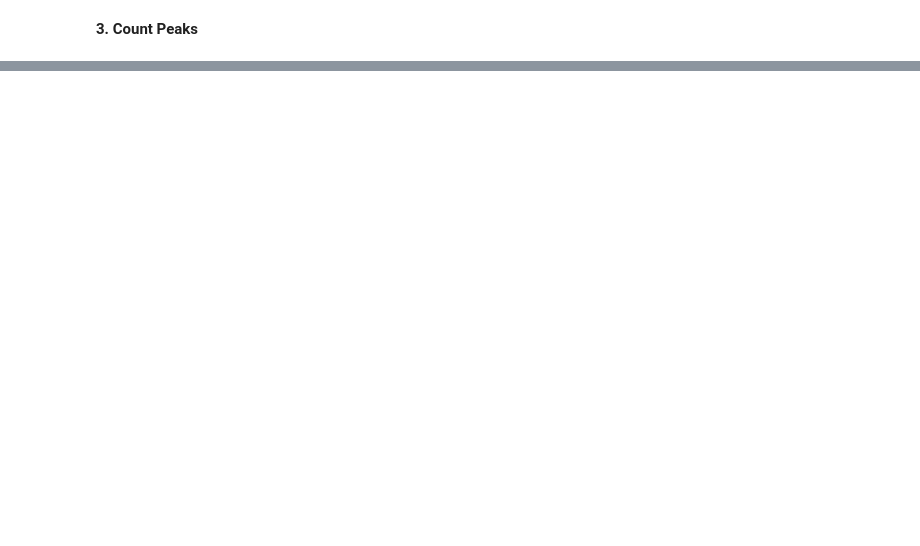
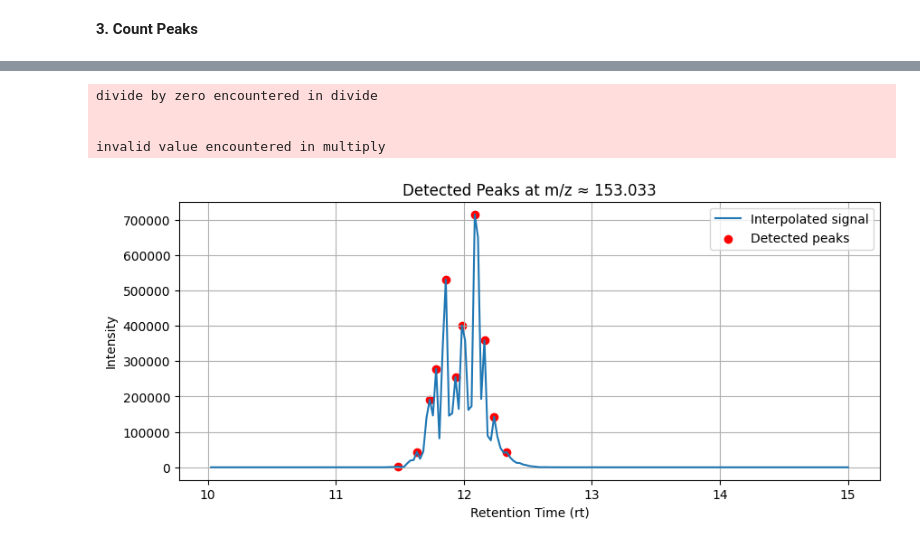
Before and after one commit to VictorGiuPer/PeakSeparationThesis, a Jupyter notebook: GenData/step3_detect_peaks.ipynb, the cells around one changed output, grey strips where cells are left out. Cells and saved outputs as stored; diff of their text form; code cells hidden in the pictures; blank space fills up the shorter version.

```diff
--- a/GenData/step3_detect_peaks.ipynb
+++ b/GenData/step3_detect_peaks.ipynb
@@ -156,0 +241,42 @@ Number of peaks detected: 327
+# %%
+import numpy as np
+from scipy.interpolate import interp1d
+
+# Clean rt and intensity
+x_rt = slice_df['rt'].values
+y_intensity = slice_df['intensity'].values
+
+# Create uniform rt grid (200 points across the slice)
+rt_uniform = np.linspace(x_rt.min(), x_rt.max(), 200)
+
+# Interpolate intensity onto that grid
+interp_func = interp1d(x_rt, y_intensity, kind='linear', fill_value="extrapolate")
+intensity_uniform = interp_func(rt_uniform)
+# %% [output]
+divide by zero encountered in divide
+
+
+invalid value encountered in multiply
+# %%
+from scipy.signal import find_peaks
+
+# Find peaks with minimum height or prominence (you can tune these)
+peaks, props = find_peaks(intensity_uniform, prominence=500)
+
+# Get the peak positions in rt
+peak_rts = rt_uniform[peaks]
+peak_intensities = intensity_uniform[peaks]
+# %%
+import matplotlib.pyplot as plt
+
+plt.figure(figsize=(10, 4))
+plt.plot(rt_uniform, intensity_uniform, label='Interpolated signal')
+plt.scatter(peak_rts, peak_intensities, color='red', label='Detected peaks')
+plt.xlabel("Retention Time (rt)")
+plt.ylabel("Intensity")
+plt.title(f"Detected Peaks at m/z ≈ {mz_center}")
+plt.legend()
+plt.grid(True)
+plt.show()
+# %% [output]
+[figure, added]
```
Also changed, not shown: parts of 9 cells of this notebook, 1 other file.
